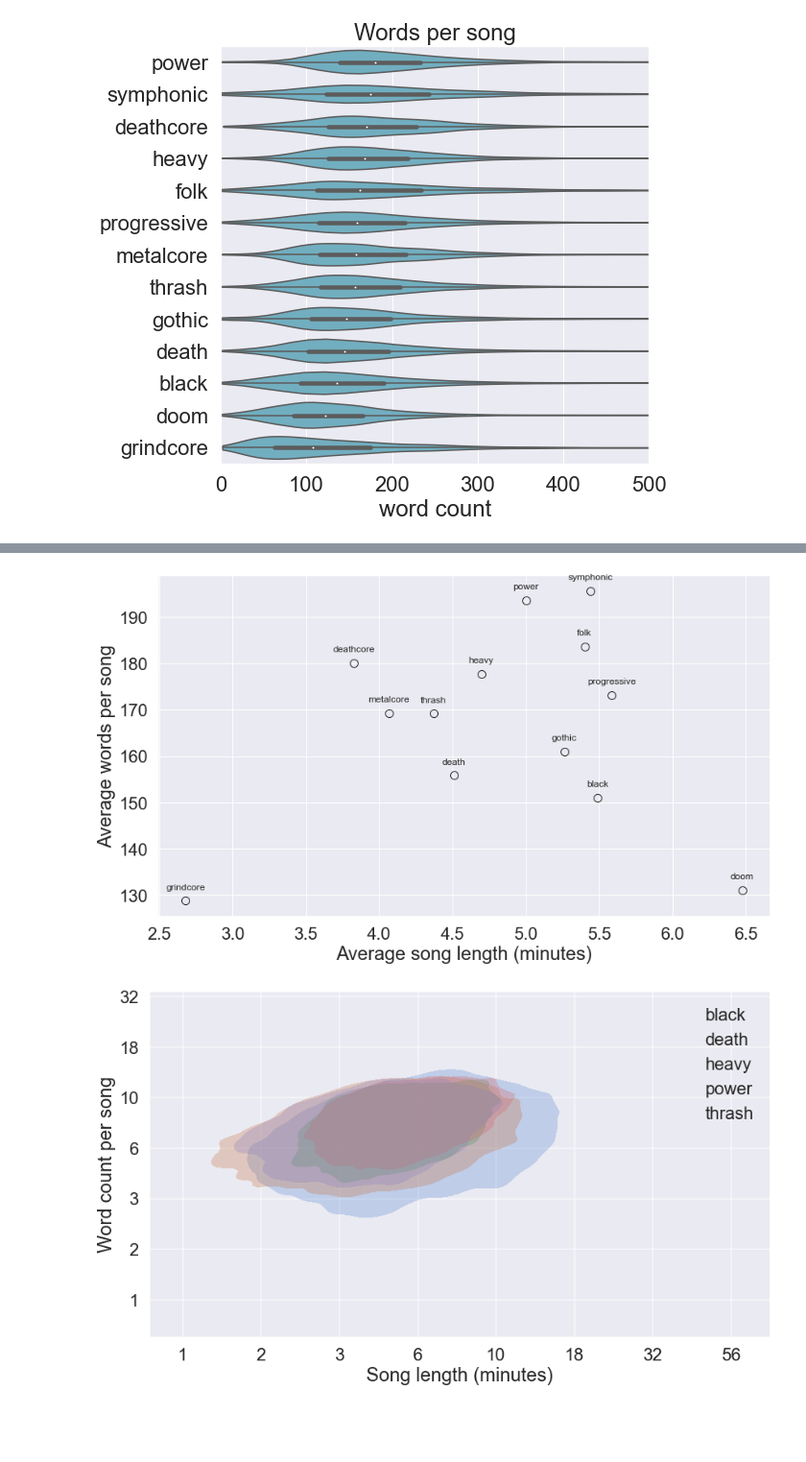
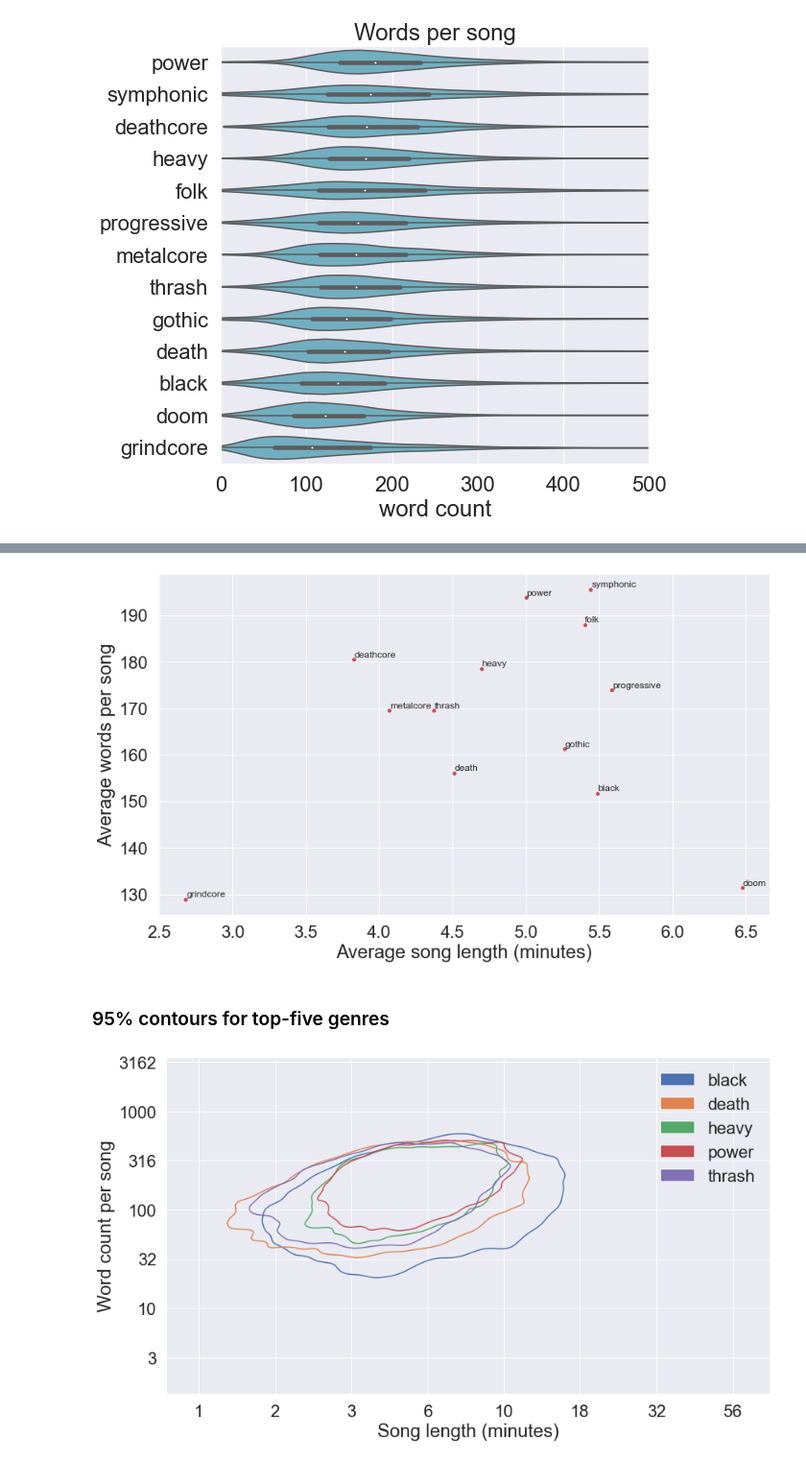
Before and after one commit to pdqnguyen/metallyrics, a Jupyter notebook: analyses/lyrics/lyrics0.ipynb, the cells around one changed output, grey strips where cells are left out. Shown at 96% size. Drawn from its saved outputs; the diff is of its cells as text; code cells hidden in the pictures; blank space fills up the shorter version.

```diff
--- a/analyses/lyrics/lyrics0.ipynb
+++ b/analyses/lyrics/lyrics0.ipynb
@@ -94,7 +103,8 @@ Below are the distributions of word counts per song, album, band, and genre. [Pa
 # %% [markdown]
 # Word counts by song
 # %%
-song_word_counts = df_r.song_darklyrics.str.split().apply(len)
+song_tokens = df_r.song_darklyrics.apply(tokenize)
+song_word_counts = song_tokens.apply(len)
 fig, ax = plt.subplots(1, 1, figsize=(8, 6))
 song_word_counts.hist(bins=np.logspace(1, 3, 30), ax=ax)
 ax.set_xscale('log')
@@ -108,5 +118,7 @@ plt.show()
 # %%
 def to_seconds(data):
+    """Convert a time string (MM:ss or HH:MM:ss) to seconds
+    """
     out = pd.Series(index=data.index, dtype=int)
     for i, x in data.song_length.items():
         if isinstance(x, str):
@@ -118,12 +130,3 @@ def to_seconds(data):
             seconds = 0
         out[i] = seconds
     return out
-
-song_seconds = to_seconds(df_r)
-song_words_per_second = song_word_counts / song_seconds
-song_words_per_second[song_words_per_second == np.inf] = 0
-
-df_r_songs = df_r[['band_name', 'album_name', 'song_name', 'band_genre']].copy()
-df_r_songs['song_word_count'] = song_word_counts
-df_r_songs['song_seconds'] = song_seconds
-df_r_songs['song_words_per_second'] = song_words_per_second
@@ -311,22 +362,24 @@ plt.show()
 # %%
 plt.figure(figsize=(14, 8))
 xlist, ylist = [], []
-for genre in top_genres_10pct:
+for genre in top_genres_1pct:
     df_genre = df_genre_songs[df_genre_songs['genre_' + genre] == 1].copy()
     x = df_genre['song_seconds'].mean() / 60.0
     y = df_genre['song_word_count'].mean()
     xlist.append(x)
     ylist.append(y)
-    plt.plot(x, y, 'o', color='none', markeredgecolor='k', markeredgewidth=1, markersize=10, label=genre)
-ymin, ymax = plt.gca().get_ylim()
-yoffset = 0.04 * (ymax - ymin)
-for x, y, genre in zip(xlist, ylist, top_genres):
-    plt.text(x, y + yoffset, genre, ha='center', va='center', fontsize=12)
+    plt.plot(x, y, 'r.', ms=10, label=genre)
+texts = []
+for x, y, genre in zip(xlist, ylist, top_genres_1pct):
+    texts.append(plt.text(x, y , genre, fontsize=12))
+adjust_text(texts)
 plt.xlabel('Average song length (minutes)')
 plt.ylabel('Average words per song')
 plt.show()
 # %% [output]
-[figure, old version]
+[figure, new version]
+# %% [markdown]
+### 95% contours for top-five genres
 # %%
 df_genre_10pct_songs = df_rr[['band_name', 'album_name', 'song_name'] + [f"genre_{genre}" for genre in top_genres_10pct]].copy()
 df_genre_10pct_songs['song_word_count'] = df_rr.song_darklyrics.str.split().apply(len)
@@ -334,17 +387,20 @@ df_genre_10pct_songs['song_seconds'] = to_seconds(df_rr)
 # %%
 plt.figure(figsize=(14, 8))
 ax = plt.gca()
-for genre in top_genres_10pct:
+colors = sns.color_palette()
+handles = []
+for i, genre in enumerate(top_genres_10pct):
     df_genre = df_genre_10pct_songs[df_genre_10pct_songs['genre_' + genre] == 1].copy()
     x = np.log10(df_genre['song_seconds'] / 60.0)
     y = np.log10(df_genre['song_word_count'])
     pos = (x > 0) & (y > 0)
-    sns.kdeplot(x=x[pos], y=y[pos], levels=[0.05, 1], ax=ax, fill=True, alpha=0.3, label=genre)
+    sns.kdeplot(x=x[pos], y=y[pos], levels=[0.05, 1], ax=ax)
+    handles.append(Patch(facecolor=colors[i % len(colors)], label=genre))
 ax.set_xticklabels([f"{10**tick:.0f}" for tick in ax.get_xticks()])
-ax.set_yticklabels([f"{10**tick:.0f}" for tick in ax.get_xticks()])
-plt.xlabel('Song length (minutes)')
-plt.ylabel('Word count per song')
-plt.legend()
+ax.set_yticklabels([f"{10**tick:.0f}" for tick in ax.get_yticks()])
+ax.set_xlabel('Song length (minutes)')
+ax.set_ylabel('Word count per song')
+ax.legend(handles=handles)
 plt.show()
 # %% [output]
-[figure, old version]
+[figure, new version]
```
Also changed, not shown: parts of 23 cells of this notebook.
